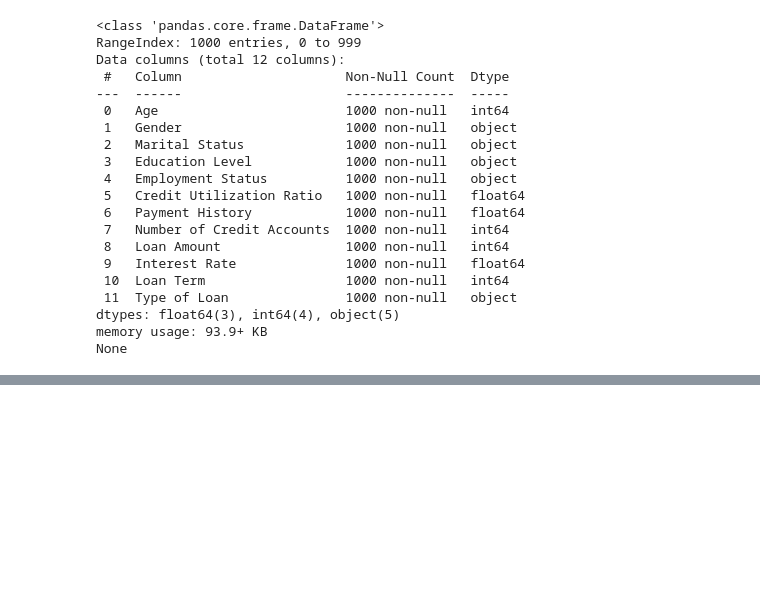
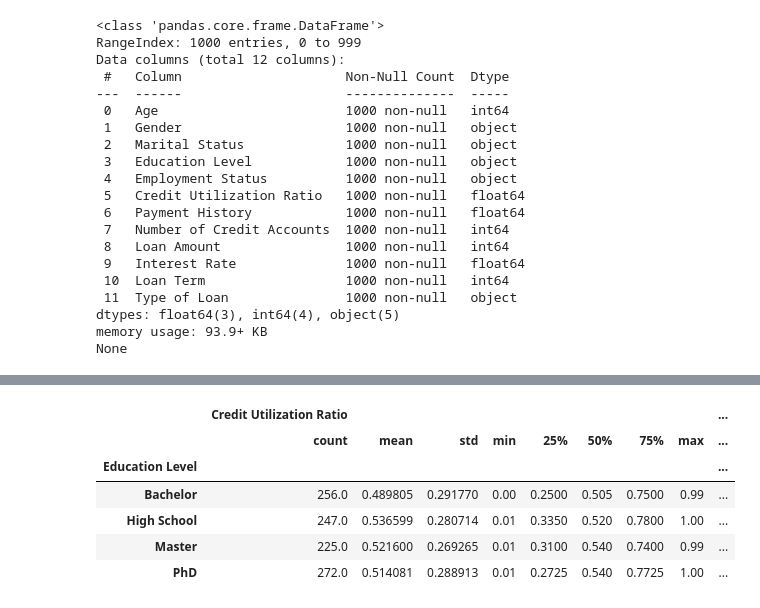
Before and after one commit to Ranu75/Data-Science-project, a Jupyter notebook: Finance/credit_scoring.ipynb, the cells around one changed output, grey strips where cells are left out. Cells and saved outputs as stored; diff of their text form; code cells hidden in the pictures; blank space fills up the shorter version.

Commit message:
credit score

```diff
--- a/Finance/credit_scoring.ipynb
+++ b/Finance/credit_scoring.ipynb
@@ -98,0 +100,3 @@ sns.heatmap(interest_features_data.corr())
+# %%
+# Affichage de tous les colonnes
+pd.set_option("display.max_column", None)
@@ -98,0 +117,15 @@ sns.heatmap(interest_features_data.corr())
+# %%
+## Calcul des statistiques sur les comptes de crédits et de quantité par niveau d'éducation
+data_credit_scoring.groupby("Education Level")[['Credit Utilization Ratio',
+                   'Payment History',
+                   'Number of Credit Accounts',
+                   'Loan Amount', 'Interest Rate',
+                   'Loan Term']].describe()
+# %% [output]
+|  | Credit Utilization Ratio |  |  |  |  |  |  |  | ... |
+|  | count | mean | std | min | 25% | 50% | 75% | max | ... |
+| Education Level |  |  |  |  |  |  |  |  | ... |
+| Bachelor | 256.0 | 0.489805 | 0.291770 | 0.00 | 0.2500 | 0.505 | 0.7500 | 0.99 | ... |
+| High School | 247.0 | 0.536599 | 0.280714 | 0.01 | 0.3350 | 0.520 | 0.7800 | 1.00 | ... |
+| Master | 225.0 | 0.521600 | 0.269265 | 0.01 | 0.3100 | 0.540 | 0.7400 | 0.99 | ... |
+| PhD | 272.0 | 0.514081 | 0.288913 | 0.01 | 0.2725 | 0.540 | 0.7725 | 1.00 | ... |
```
Also changed, not shown: parts of 9 cells of this notebook.
